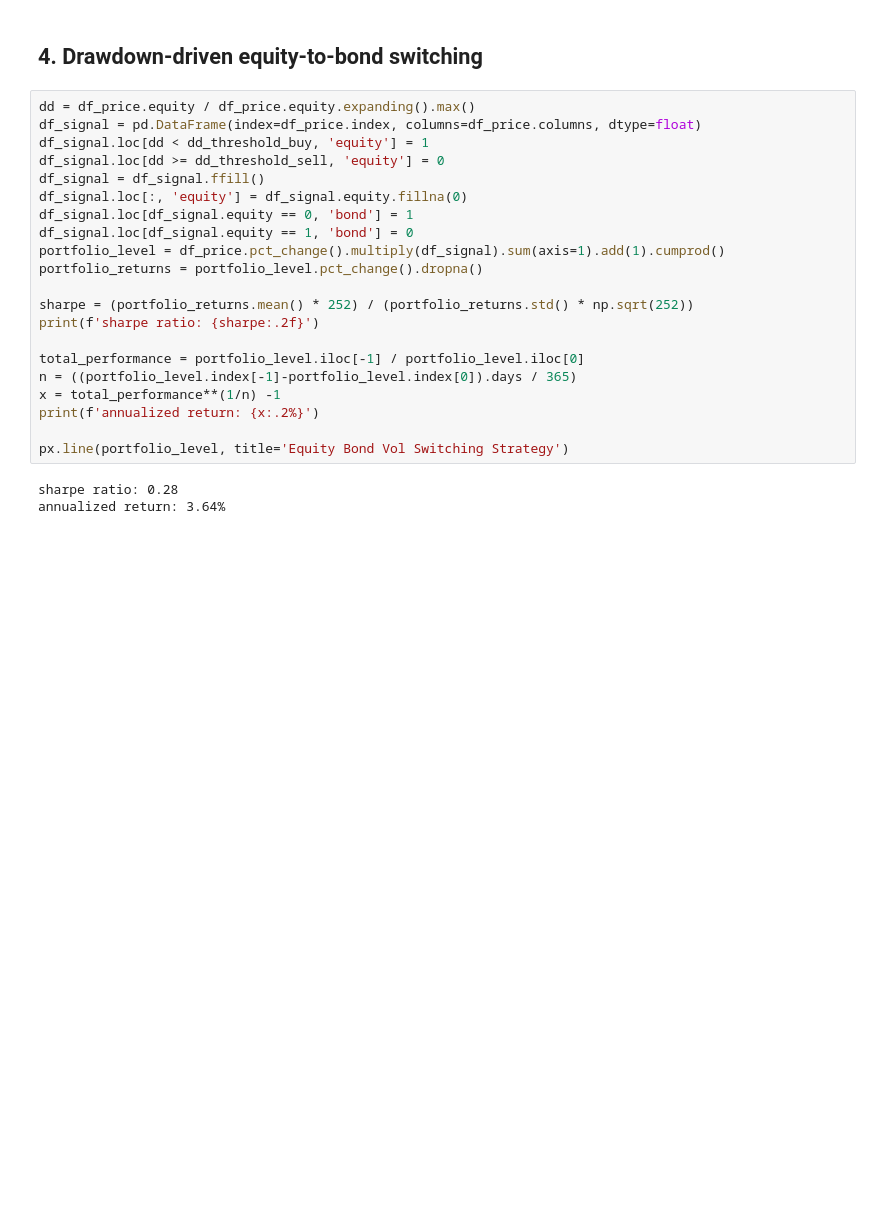
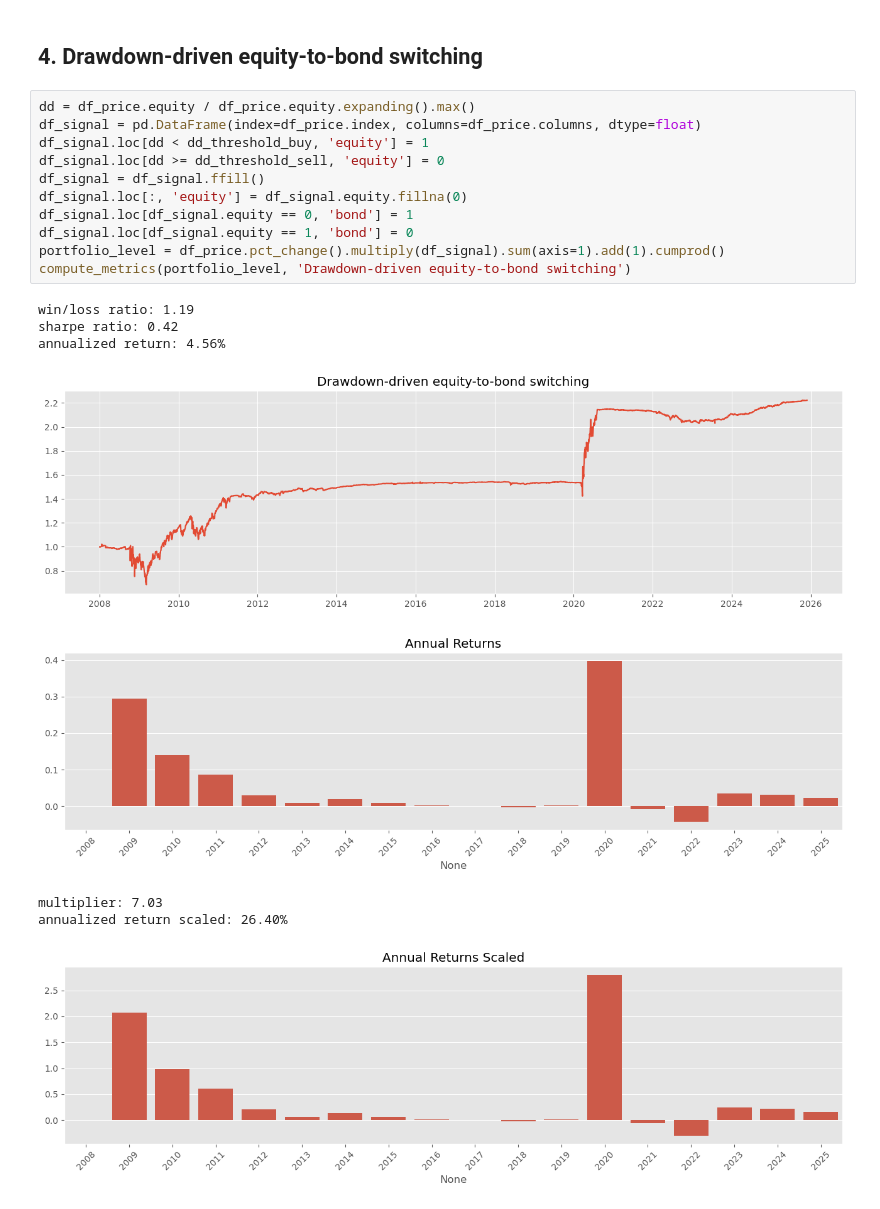
Before and after one commit to kevinlaventure/python_code, a Jupyter notebook: strategy_long_only.ipynb, the cells around one changed output. Saved outputs shown, nothing was run; the diff lists cells and outputs as text; blank space fills up the shorter version.

```diff
--- a/strategy_long_only.ipynb
+++ b/strategy_long_only.ipynb
@@ -103,24 +137,20 @@ annualized return: 4.64%
 # %%
 dd = df_price.equity / df_price.equity.expanding().max()
 df_signal = pd.DataFrame(index=df_price.index, columns=df_price.columns, dtype=float)
 df_signal.loc[dd < dd_threshold_buy, 'equity'] = 1
 df_signal.loc[dd >= dd_threshold_sell, 'equity'] = 0
 df_signal = df_signal.ffill()
 df_signal.loc[:, 'equity'] = df_signal.equity.fillna(0)
 df_signal.loc[df_signal.equity == 0, 'bond'] = 1
 df_signal.loc[df_signal.equity == 1, 'bond'] = 0
 portfolio_level = df_price.pct_change().multiply(df_signal).sum(axis=1).add(1).cumprod()
-portfolio_returns = portfolio_level.pct_change().dropna()
-
-sharpe = (portfolio_returns.mean() * 252) / (portfolio_returns.std() * np.sqrt(252))
-print(f'sharpe ratio: {sharpe:.2f}')
-
-total_performance = portfolio_level.iloc[-1] / portfolio_level.iloc[0]
-n = ((portfolio_level.index[-1]-portfolio_level.index[0]).days / 365)
-x = total_performance**(1/n) -1
-print(f'annualized return: {x:.2%}')
-
-px.line(portfolio_level, title='Equity Bond Vol Switching Strategy')
+compute_metrics(portfolio_level, 'Drawdown-driven equity-to-bond switching')
 # %% [output]
-sharpe ratio: 0.28
-annualized return: 3.64%
+win/loss ratio: 1.19
+sharpe ratio: 0.42
+annualized return: 4.56%
+[figure, added]
+[figure, added]
+multiplier: 7.03
+annualized return scaled: 26.40%
+[figure, added]
```
Also changed, not shown: parts of 7 cells of this notebook.
